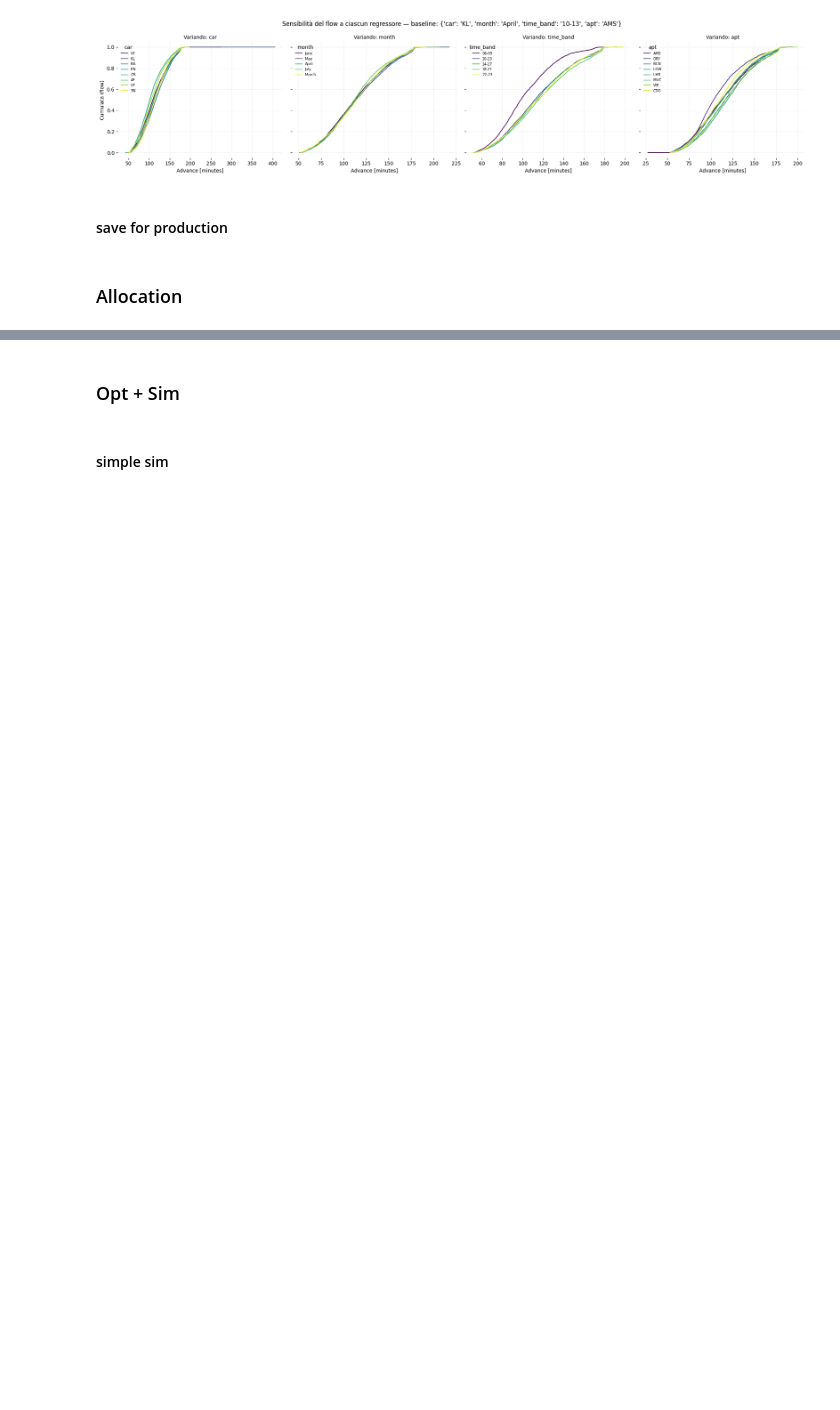
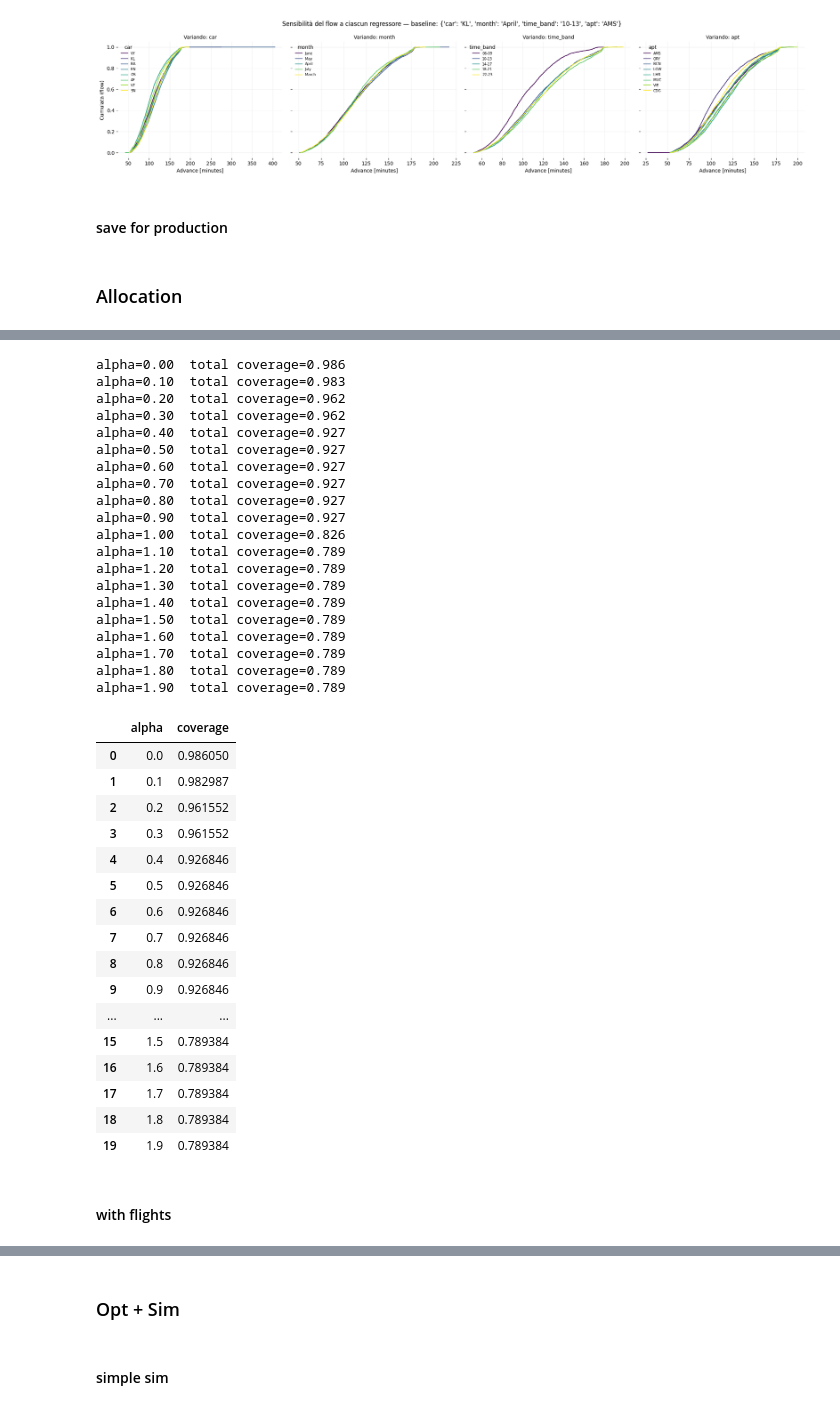
Before and after one commit to ZanchiLorenzo/security_paper, a Jupyter notebook: Tester FLR security.ipynb, the cells around one changed output, grey strips where cells are left out. Cells and saved outputs as stored; diff of their text form; code cells hidden in the pictures; blank space fills up the shorter version.

```diff
--- a/Tester FLR security.ipynb
+++ b/Tester FLR security.ipynb
@@ -1274,0 +1502,4 @@ torch.save({
+# %%
+planner = security_class.SecurityLanePlanner(arrivals, server_registry)
+
+res = planner.run(L=3, alpha=0.5, K_total=1000)
@@ -1274,0 +1610,14 @@ torch.save({
+# %%
+results= pd.DataFrame()
+
+for alpha in np.arange(0.0, 2, 0.1):
+    res = planner.run(L=4, alpha=alpha, K_total=1000)
+    print(f"alpha={alpha:.2f}  total coverage={planner.report.total.coverage:.3f}")
+    row={
+        "alpha": alpha,
+        "coverage": planner.report.total.coverage,
+    }
+    results = pd.concat([results, pd.DataFrame([row])], ignore_index=True)
+
+results
+# %% [output]
@@ -1274,0 +1644,39 @@ torch.save({
+alpha=0.00  total coverage=0.986
+alpha=0.10  total coverage=0.983
+alpha=0.20  total coverage=0.962
+alpha=0.30  total coverage=0.962
+alpha=0.40  total coverage=0.927
+alpha=0.50  total coverage=0.927
+alpha=0.60  total coverage=0.927
+alpha=0.70  total coverage=0.927
+alpha=0.80  total coverage=0.927
+alpha=0.90  total coverage=0.927
+alpha=1.00  total coverage=0.826
+alpha=1.10  total coverage=0.789
+alpha=1.20  total coverage=0.789
+alpha=1.30  total coverage=0.789
+alpha=1.40  total coverage=0.789
+alpha=1.50  total coverage=0.789
+alpha=1.60  total coverage=0.789
+alpha=1.70  total coverage=0.789
+alpha=1.80  total coverage=0.789
+alpha=1.90  total coverage=0.789
+|  | alpha | coverage |
+| 0 | 0.0 | 0.986050 |
+| 1 | 0.1 | 0.982987 |
+| 2 | 0.2 | 0.961552 |
+| 3 | 0.3 | 0.961552 |
+| 4 | 0.4 | 0.926846 |
+| 5 | 0.5 | 0.926846 |
+| 6 | 0.6 | 0.926846 |
+| 7 | 0.7 | 0.926846 |
+| 8 | 0.8 | 0.926846 |
+| 9 | 0.9 | 0.926846 |
+| ... | ... | ... |
+| 15 | 1.5 | 0.789384 |
+| 16 | 1.6 | 0.789384 |
+| 17 | 1.7 | 0.789384 |
+| 18 | 1.8 | 0.789384 |
+| 19 | 1.9 | 0.789384 |
+# %% [markdown]
+#### with flights
```
Also changed, not shown: parts of 17 cells of this notebook, 5 other files.
